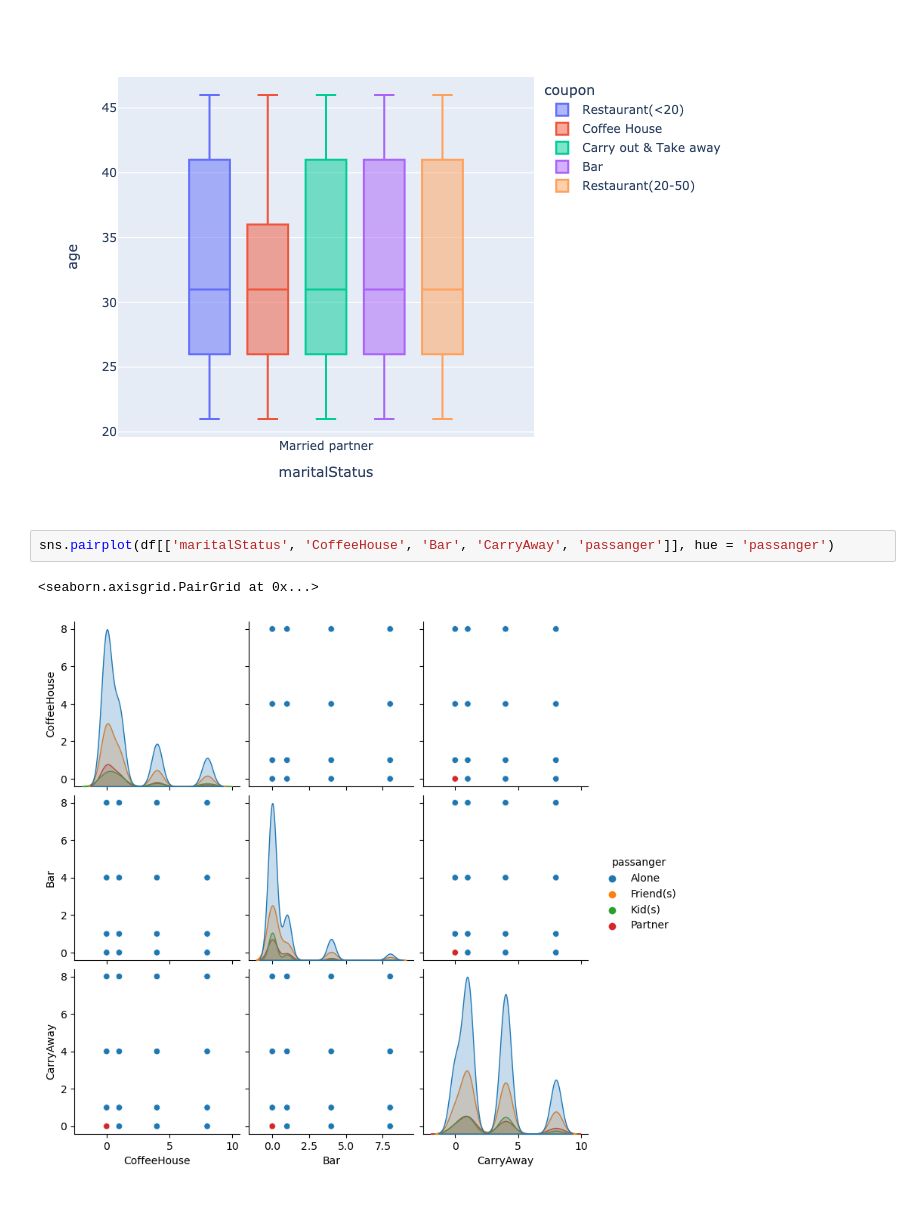
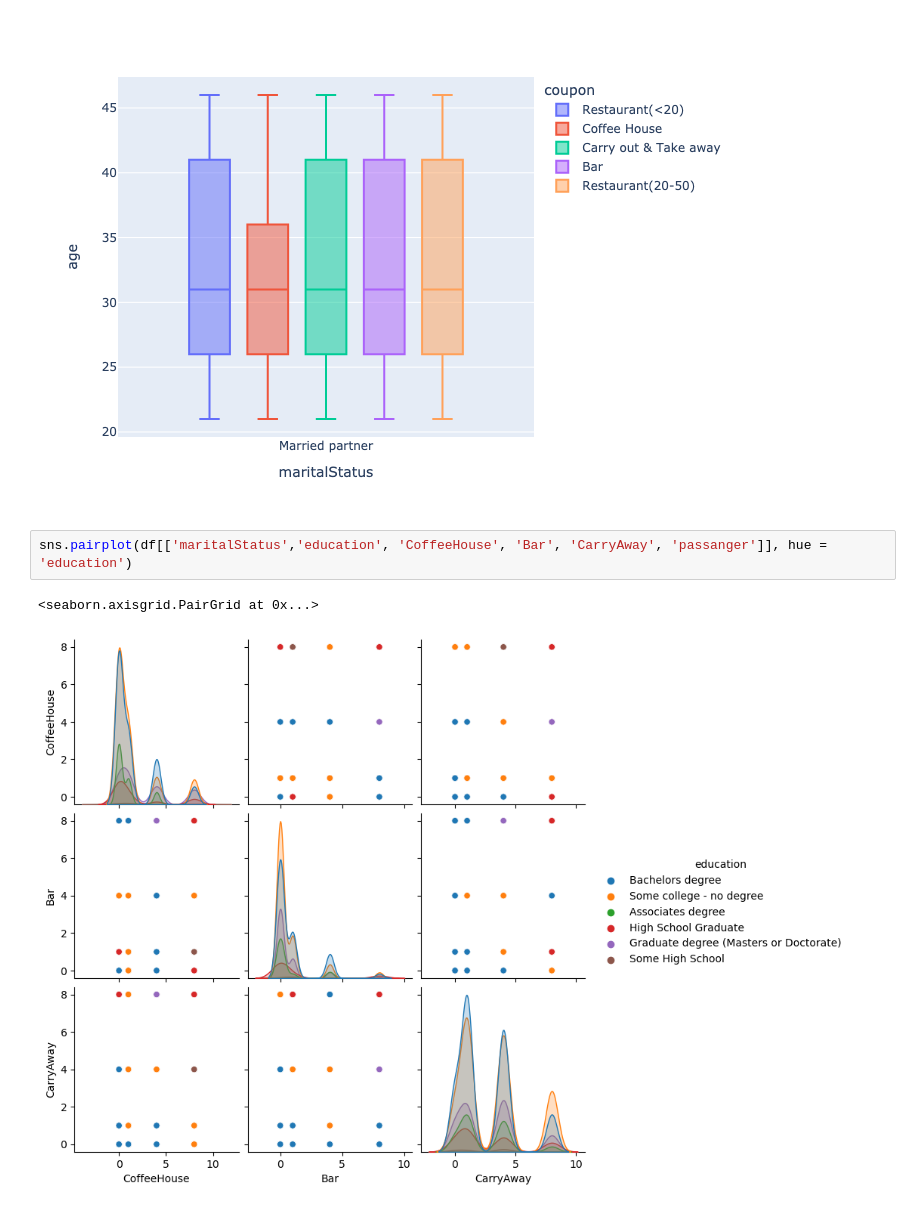
Before and after one commit to hagayzamir/BH-PCMLAI-Module_5, a Jupyter notebook: assignment_5_1_starter/prompt-Copy1.ipynb, the cells around one changed output. Saved outputs shown, nothing was run; the diff lists cells and outputs as text.

```diff
--- a/assignment_5_1_starter/prompt-Copy1.ipynb
+++ b/assignment_5_1_starter/prompt-Copy1.ipynb
@@ -560,7 +560,7 @@ fig.show('png')
 # %% [output]
 [figure]
 # %%
-sns.pairplot(df[['maritalStatus', 'CoffeeHouse', 'Bar', 'CarryAway', 'passanger']], hue = 'passanger')
+sns.pairplot(df[['maritalStatus','education', 'CoffeeHouse', 'Bar', 'CarryAway', 'passanger']], hue = 'education')
 # %% [output]
 <seaborn.axisgrid.PairGrid at 0x...>
-[figure, old version]
+[figure, new version]
```
Also changed, not shown: parts of 2 cells of this notebook.
